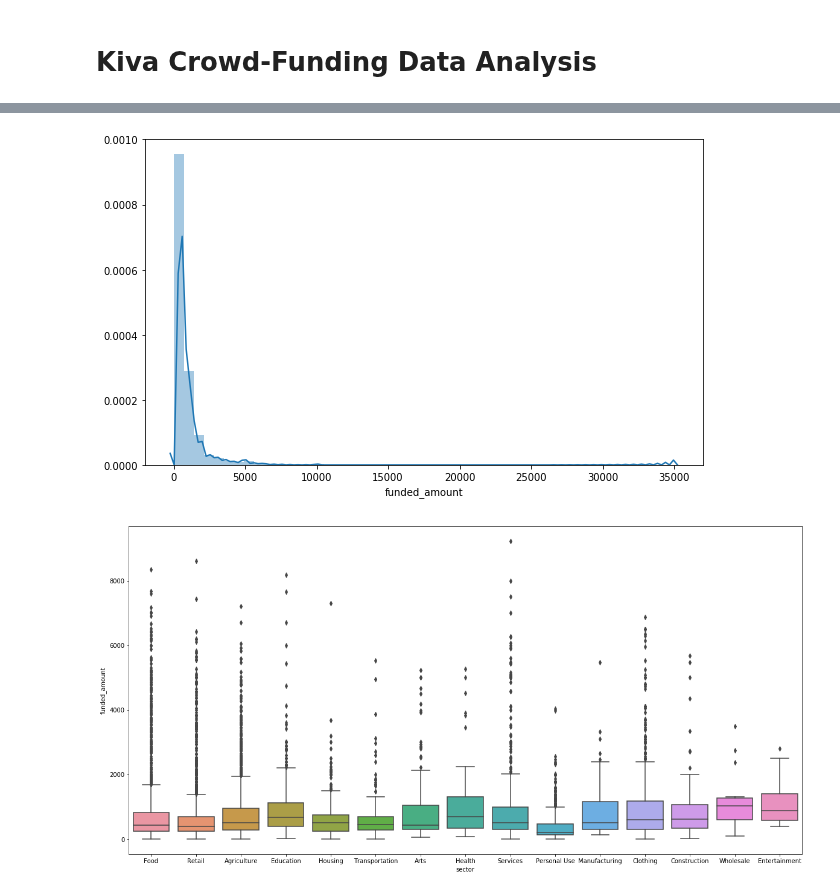
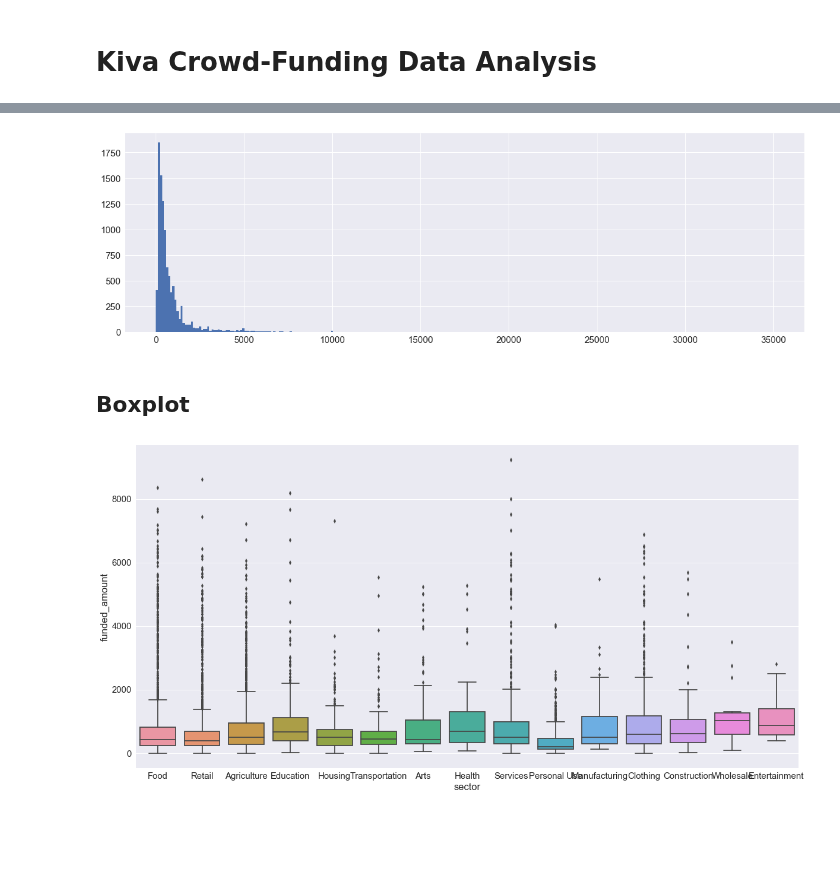
Before and after one commit to feng443/RUDS-Proj1-Kiva-Crowd-Funding-Visualization, a Jupyter notebook: ChanDataExploring.ipynb, the cells around one changed output, grey strips where cells are left out. Cells and saved outputs as stored; diff of their text form; code cells hidden in the pictures; blank space fills up the shorter version.

Commit message:
Added few more charts into Chan Data Exploring Notebook

```diff
--- a/ChanDataExploring.ipynb
+++ b/ChanDataExploring.ipynb
@@ -7 +3,13 @@ loan_data = KivaData(use_sample=True).loan_data
+# %%
+from narcos.kiva_data import KivaData
+import matplotlib.pyplot as plt
+import seaborn as sns
+sns.set_style('darkgrid',
+    {
+        'grid.color': '.8',
+        'labelsize': 'large',
+    })
+sns.set(font_scale = 1.5)
+kiva_data = KivaData(use_sample=True)
+df = kiva_data.loan_data
 # %% [markdown]
@@ -25,12 +17,14 @@ NameError: name 'plt' is not defined
 # %%
-figure, ax = plt.subplots(figsize=(10,6))
-sns.distplot(
-    df.funded_amount,
+figure, ax = plt.subplots(figsize=(20,6))
+df.reset_index()['funded_amount'].hist(
+    bins=300,
     ax=ax
 )
 plt.show()
 # %% [output]
-[figure, old version]
+[figure, new version]
+# %% [markdown]
+## Boxplot
 # %%
 figure, ax = plt.subplots(figsize=(20,10))
 
@@ -41,4 +35,4 @@ sns.boxplot(
     data=df[df['funded_amount'] < 10000])
 plt.show()
 # %% [output]
-[figure, old version]
+[figure, new version]
```
Also changed, not shown: parts of 39 cells of this notebook, 1 other file.
